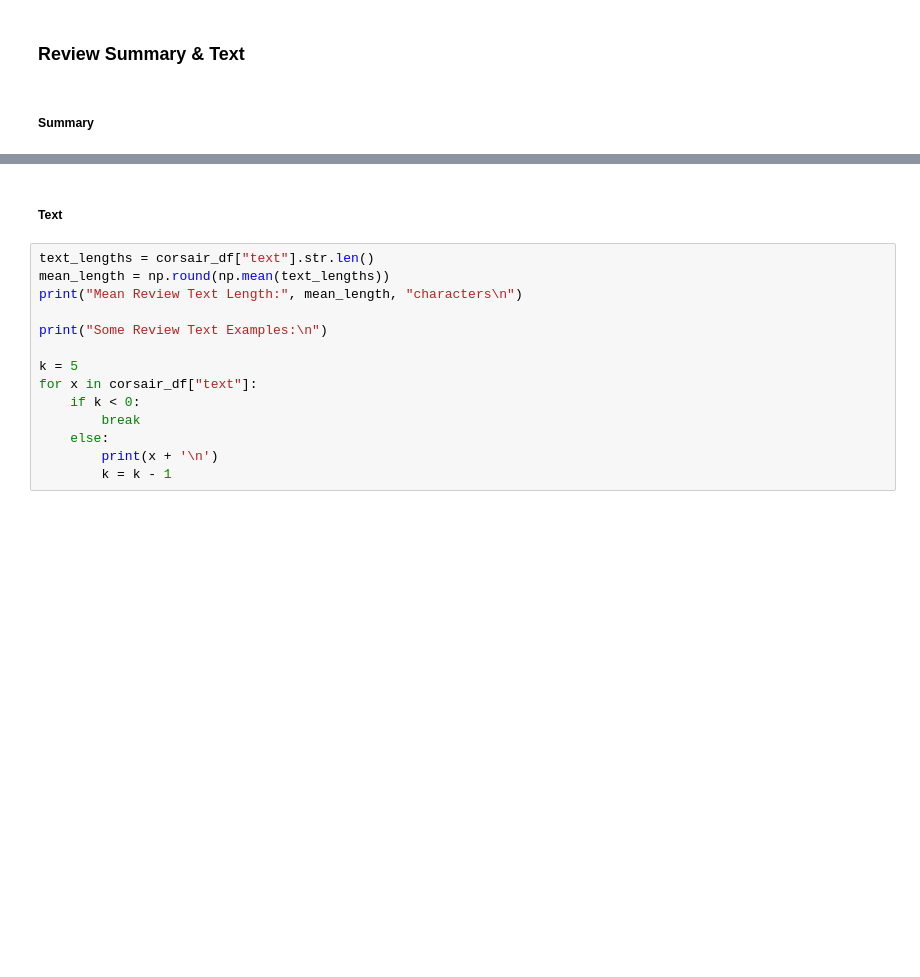
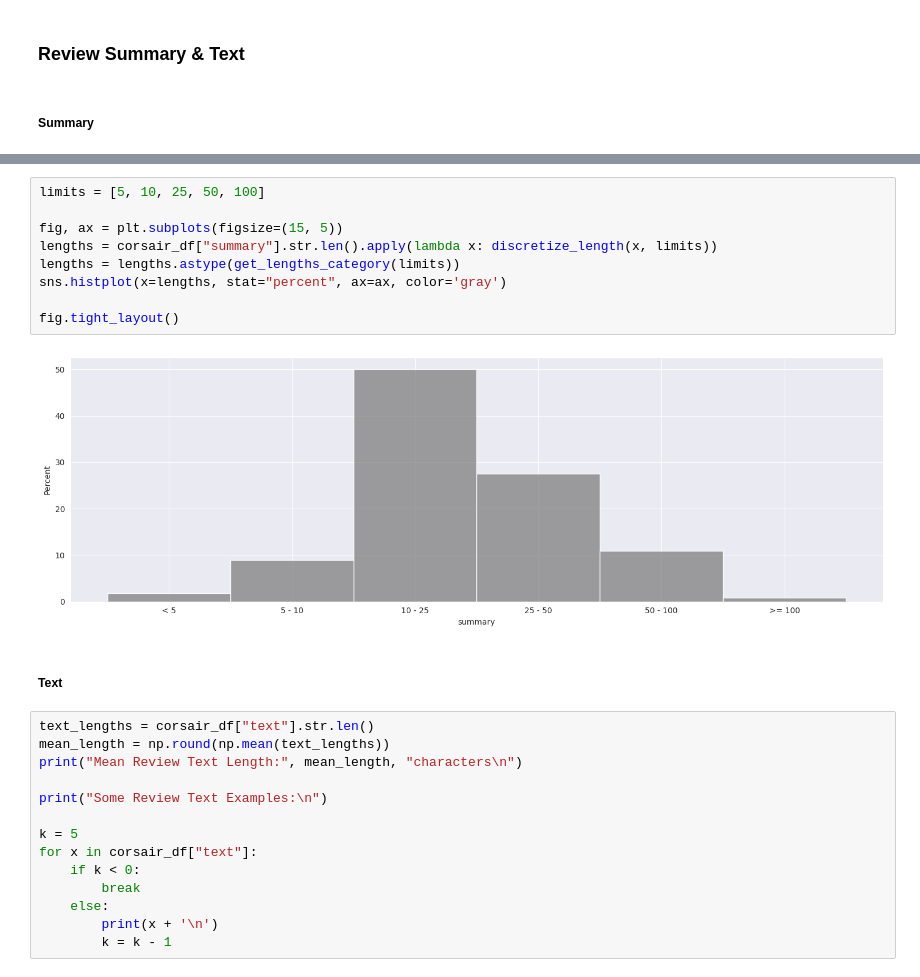
Before and after one commit to saiteki-kai/amazon-reviews, a Jupyter notebook: notebooks/02_analysis.ipynb, the cells around one changed output, grey strips where cells are left out. Drawn from its saved outputs; the diff is of its cells as text; blank space fills up the shorter version.

```diff
--- a/notebooks/02_analysis.ipynb
+++ b/notebooks/02_analysis.ipynb
@@ -354,3 +358,14 @@ In a future version, the Index constructor will not infer numeric dtypes when pa
+# %%
+limits = [5, 10, 25, 50, 100]
+
+fig, ax = plt.subplots(figsize=(15, 5))
+lengths = corsair_df["summary"].str.len().apply(lambda x: discretize_length(x, limits))
+lengths = lengths.astype(get_lengths_category(limits))
+sns.histplot(x=lengths, stat="percent", ax=ax, color='gray')
+
+fig.tight_layout()
+# %% [output]
+[figure, added]
 # %% [markdown]
 ##### Text
 # %%
```
Also changed, not shown: parts of 20 cells of this notebook, 2 other files.
